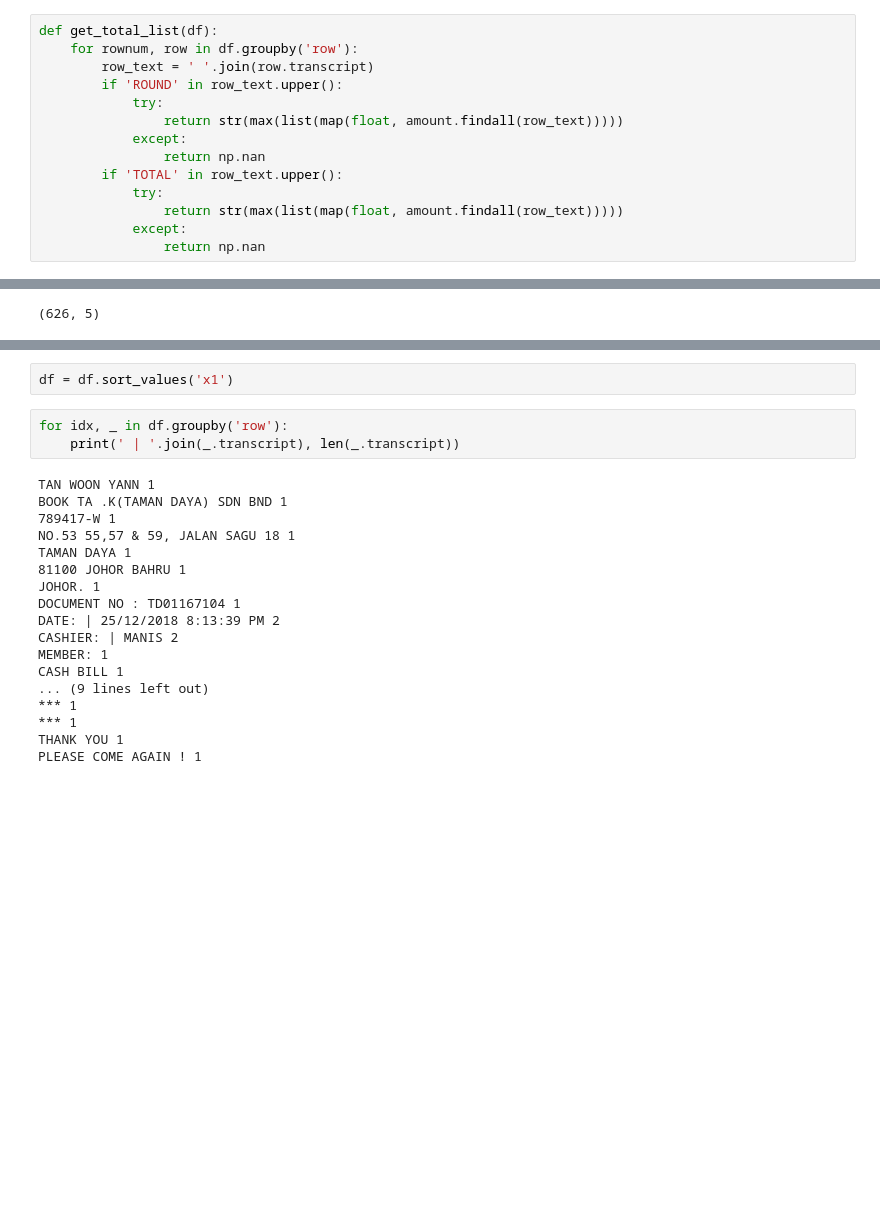
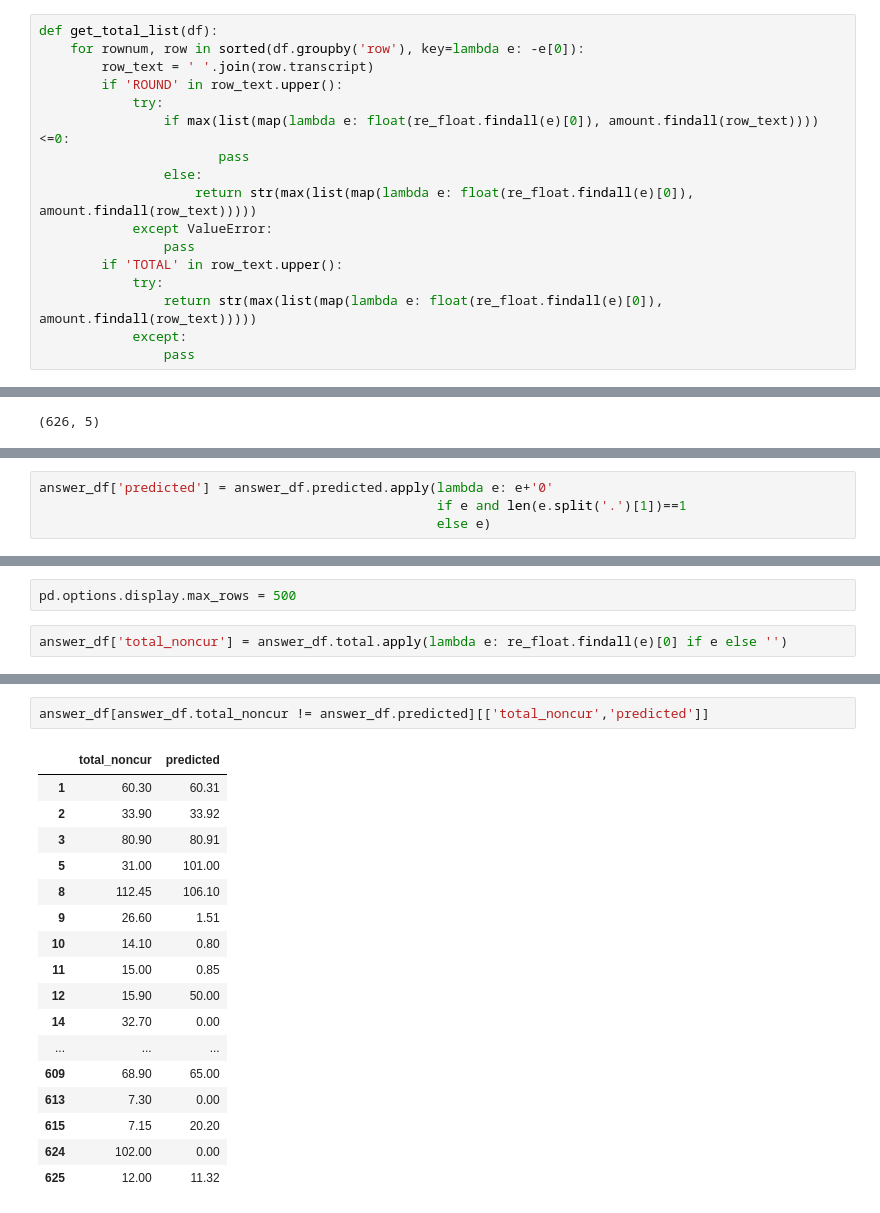
Before and after one commit to yesmung/newbie, a Jupyter notebook: tasks/task3/scripts/line detection.ipynb, the cells around one changed output, grey strips where cells are left out. Saved outputs shown, nothing was run; the diff lists cells and outputs as text; blank space fills up the shorter version.

```diff
--- a/tasks/task3/scripts/line detection.ipynb
+++ b/tasks/task3/scripts/line detection.ipynb
@@ -74,17 +79,20 @@ amount.findall('rm33.000')
 # %%
 def get_total_list(df):
-    for rownum, row in df.groupby('row'):
+    for rownum, row in sorted(df.groupby('row'), key=lambda e: -e[0]):
         row_text = ' '.join(row.transcript)
         if 'ROUND' in row_text.upper():
             try:
-                return str(max(list(map(float, amount.findall(row_text)))))
-            except:
-                return np.nan
+                if max(list(map(lambda e: float(re_float.findall(e)[0]), amount.findall(row_text))))<=0:
+                       pass
+                else:
+                    return str(max(list(map(lambda e: float(re_float.findall(e)[0]), amount.findall(row_text)))))
+            except ValueError:
+                pass
         if 'TOTAL' in row_text.upper():
             try:
-                return str(max(list(map(float, amount.findall(row_text)))))
+                return str(max(list(map(lambda e: float(re_float.findall(e)[0]), amount.findall(row_text)))))
             except:
-                return np.nan
+                pass
 # %%
 df_total = pd.Series([get_total_list(df) for df in df_list_rownum])
 # %%
@@ -113,0 +141,4 @@ answer_df.shape
+# %%
+answer_df['predicted'] = answer_df.predicted.apply(lambda e: e+'0'
+                                                   if e and len(e.split('.')[1])==1
+                                                   else e)
@@ -114 +149,5 @@ answer_df.shape
+# %%
+pd.options.display.max_rows = 500
+# %%
+answer_df['total_noncur'] = answer_df.total.apply(lambda e: re_float.findall(e)[0] if e else '')
 # %%
@@ -134,23 +157,20 @@ answer_df
-# %%
-df = df.sort_values('x1')
-# %%
-for idx, _ in df.groupby('row'):
-    print(' | '.join(_.transcript), len(_.transcript))
-# %% [output]
-TAN WOON YANN 1
-BOOK TA .K(TAMAN DAYA) SDN BND 1
-789417-W 1
-NO.53 55,57 & 59, JALAN SAGU 18 1
-TAMAN DAYA 1
-81100 JOHOR BAHRU 1
-JOHOR. 1
-DOCUMENT NO : TD01167104 1
-DATE: | 25/12/2018 8:13:39 PM 2
-CASHIER: | MANIS 2
-MEMBER: 1
-CASH BILL 1
-... (9 lines left out)
-*** 1
-*** 1
-THANK YOU 1
-PLEASE COME AGAIN ! 1
+# %%
+answer_df[answer_df.total_noncur != answer_df.predicted][['total_noncur','predicted']]
+# %% [output]
+|  | total_noncur | predicted |
+| 1 | 60.30 | 60.31 |
+| 2 | 33.90 | 33.92 |
+| 3 | 80.90 | 80.91 |
+| 5 | 31.00 | 101.00 |
+| 8 | 112.45 | 106.10 |
+| 9 | 26.60 | 1.51 |
+| 10 | 14.10 | 0.80 |
+| 11 | 15.00 | 0.85 |
+| 12 | 15.90 | 50.00 |
+| 14 | 32.70 | 0.00 |
+| ... | ... | ... |
+| 609 | 68.90 | 65.00 |
+| 613 | 7.30 | 0.00 |
+| 615 | 7.15 | 20.20 |
+| 624 | 102.00 | 0.00 |
+| 625 | 12.00 | 11.32 |
```
Also changed, not shown: parts of 9 cells of this notebook, 1 other file.
